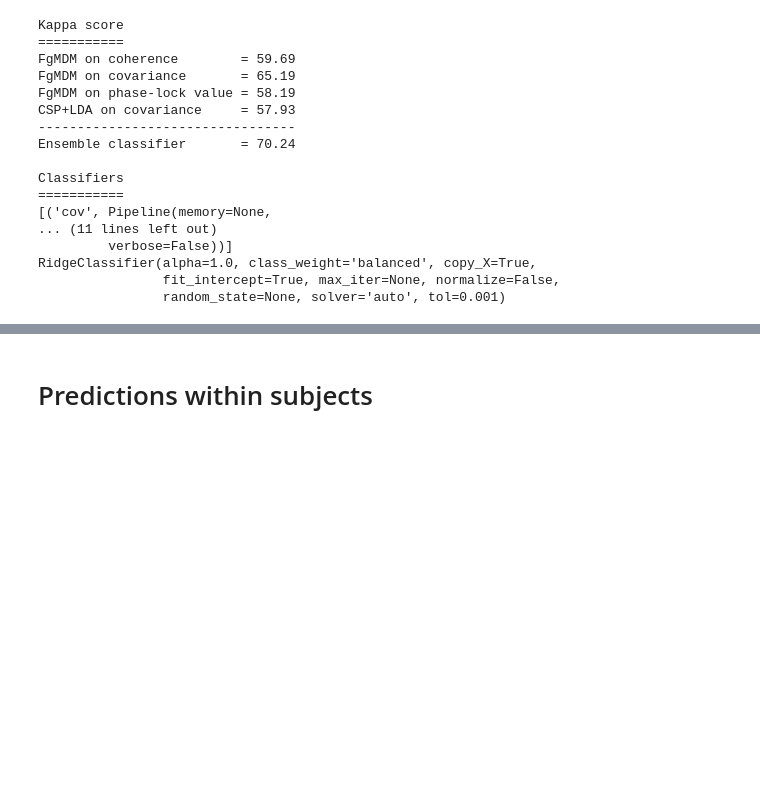
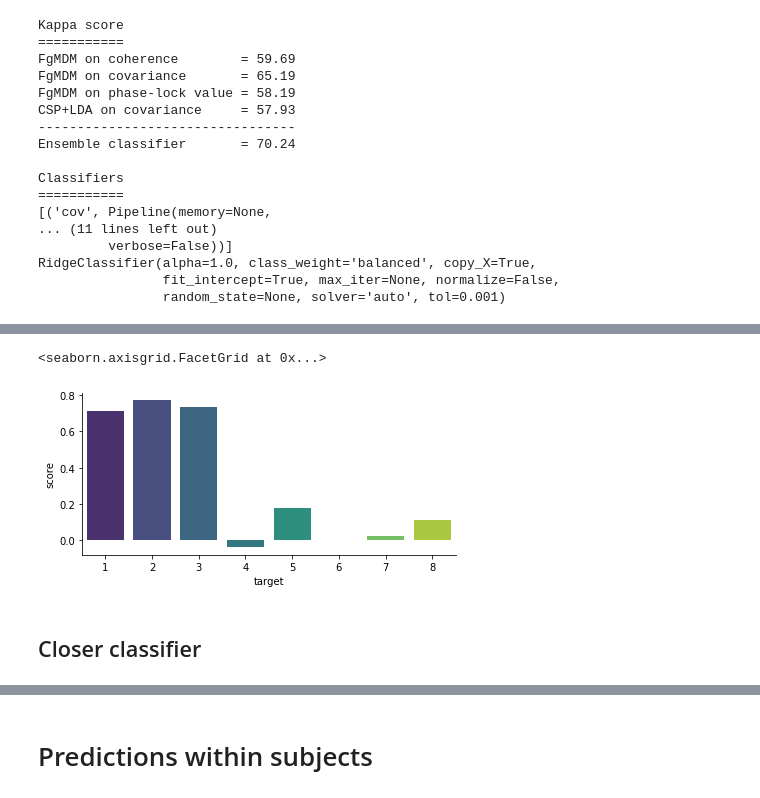
Before and after one commit to sylvchev/wcci-rgcon, a Jupyter notebook: functional_connectivity-ensemble.ipynb, the cells around one changed output, grey strips where cells are left out. Drawn from its saved outputs; the diff is of its cells as text; code cells hidden in the pictures; blank space fills up the shorter version.

```diff
--- a/functional_connectivity-ensemble.ipynb
+++ b/functional_connectivity-ensemble.ipynb
@@ -584,0 +694,30 @@ RidgeClassifier(alpha=1.0, class_weight='balanced', copy_X=True,
+# %%
+from sklearn.ensemble import VotingClassifier
+
+all_res = []
+for target in trange(8):
+    est = [('ens'+str(source), cross_subj[source]['pipelines']['Ensemble'])
+           for source in range(8) if source != target]
+    w = [1./distance(cross_subj[source]['mean'], cross_subj[target]['mean'], metric='riemann')
+         for source in range(8) if source != target]
+    voting_clf = VotingClassifier(estimators=est, voting='soft', weights=w)
+    voting_clf.fit(X_train, y_train)
+    voting_clf.estimators_ = [clf[1] for clf in est]
+
+
+    yp = voting_clf.predict(cross_subj[target]['X_train'])
+    res = {'target': str(target+1),
+           'score': cohen_kappa_score(yp, cross_subj[target]['y_train']),
+           'estimator': 'Voting', 'dist': 1./dc}
+    all_res.append(res)
+df_cross = pd.DataFrame(all_res)
+# %%
+sns.catplot(x='target', y='score',
+            kind="bar", data=df_cross,
+            # data=df_cross[df_cross['estimator'] == 'CSP-LDA'],
+            palette='viridis', height=3, aspect=2)
+# %% [output]
+<seaborn.axisgrid.FacetGrid at 0x...>
+[figure, added]
+# %% [markdown]
+## Closer classifier
```
Also changed, not shown: parts of 15 cells of this notebook.
